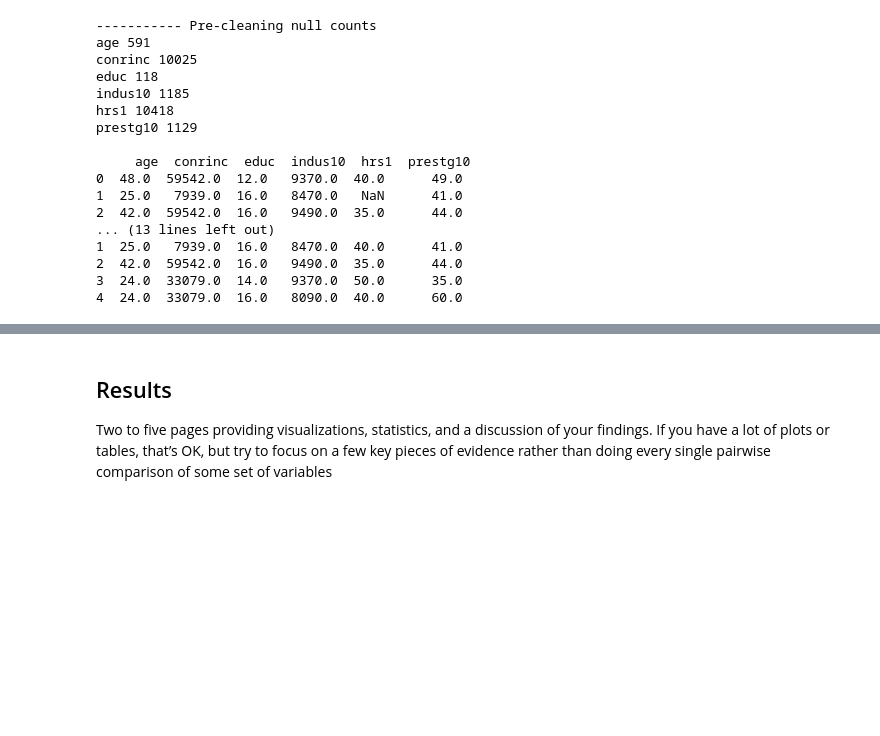
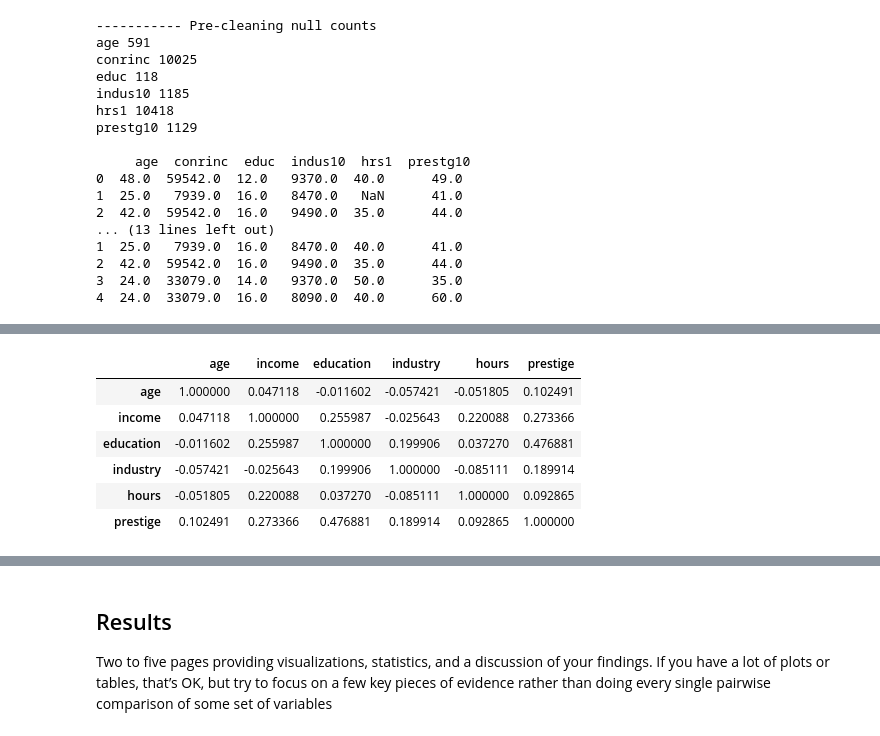
Before and after one commit to gsilver321/project_gss, a Jupyter notebook: project1_paper.ipynb, the cells around one changed output, grey strips where cells are left out. Saved outputs shown, nothing was run; the diff lists cells and outputs as text; code cells hidden in the pictures; blank space fills up the shorter version.

```diff
--- a/project1_paper.ipynb
+++ b/project1_paper.ipynb
@@ -94,0 +175,10 @@ df
+# %%
+df.drop([c for c in df.columns if 'lbl' in c], axis=1).corr() # determine which variables to perform anaylsis on
+# %% [output]
+|  | age | income | education | industry | hours | prestige |
+| age | 1.000000 | 0.047118 | -0.011602 | -0.057421 | -0.051805 | 0.102491 |
+| income | 0.047118 | 1.000000 | 0.255987 | -0.025643 | 0.220088 | 0.273366 |
+| education | -0.011602 | 0.255987 | 1.000000 | 0.199906 | 0.037270 | 0.476881 |
+| industry | -0.057421 | -0.025643 | 0.199906 | 1.000000 | -0.085111 | 0.189914 |
+| hours | -0.051805 | 0.220088 | 0.037270 | -0.085111 | 1.000000 | 0.092865 |
+| prestige | 0.102491 | 0.273366 | 0.476881 | 0.189914 | 0.092865 | 1.000000 |
```
Also changed, not shown: parts of 5 cells of this notebook.
